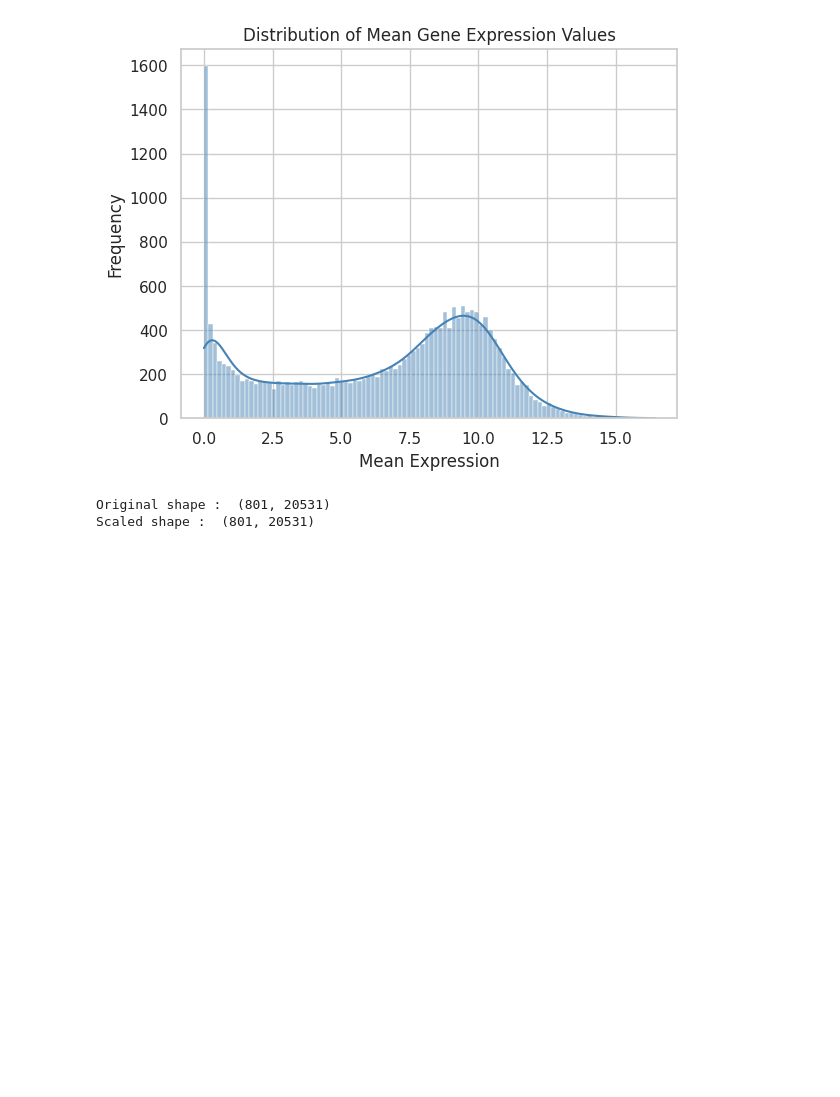
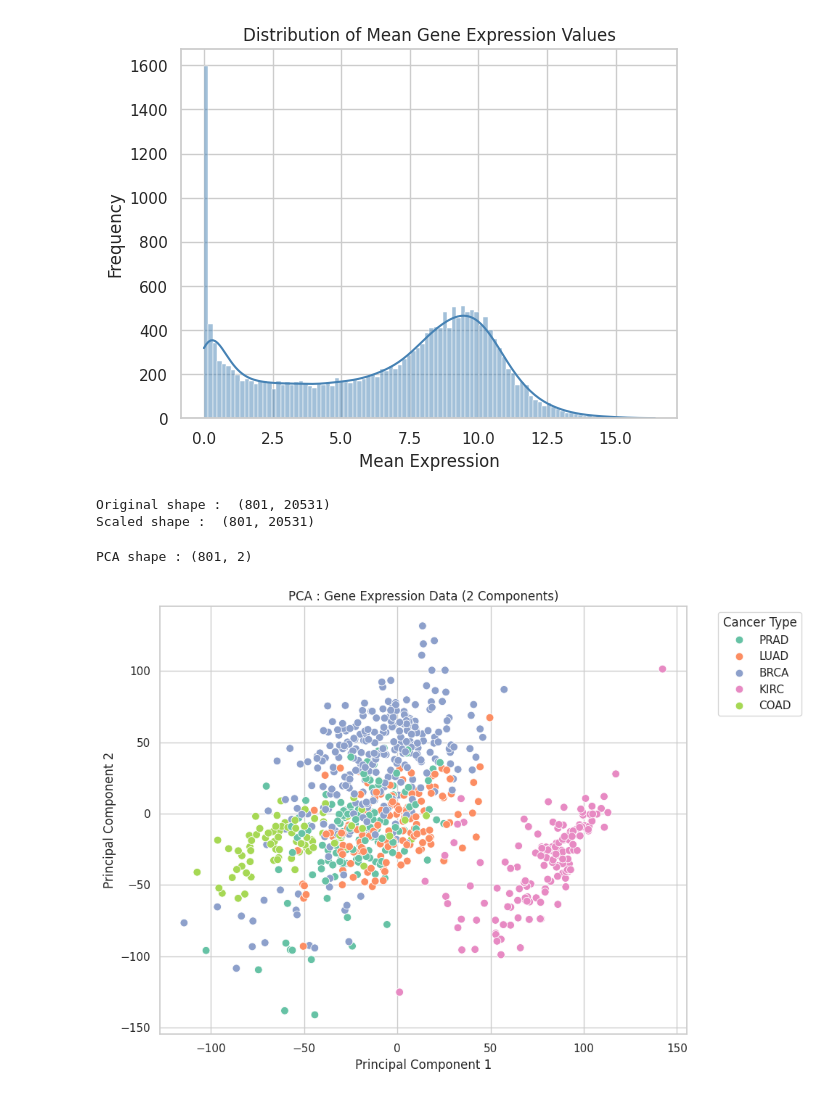
Before and after one commit to muzeyir/gene-expression-cancer-classification, a Jupyter notebook: notebooks/main.ipynb, the cells around one changed output. Cells and saved outputs as stored; diff of their text form; code cells hidden in the pictures; blank space fills up the shorter version.

Commit message:
04 - apply pca to reduce dimensionality of gene expression data and visualize with 2 components

```diff
--- a/notebooks/main.ipynb
+++ b/notebooks/main.ipynb
@@ -117,3 +117,28 @@ print('Scaled shape : ', X_scaled.shape)
 # %% [output]
 Original shape :  (801, 20531)
 Scaled shape :  (801, 20531)
+# %%
+from sklearn.decomposition import PCA
+
+pca = PCA(n_components = 2)
+X_pca = pca.fit_transform(X_scaled)
+
+print('PCA shape :', X_pca.shape)
+# %% [output]
+PCA shape : (801, 2)
+# %%
+import matplotlib.pyplot as plt
+import seaborn as sns
+
+labels = df_label['Class']
+
+plt.figure(figsize = (10,7))
+sns.scatterplot(x = X_pca[:,0], y = X_pca[:,1], hue = labels, palette = 'Set2', s = 60)
+plt.title('PCA : Gene Expression Data (2 Components)')
+plt.xlabel('Principal Component 1')
+plt.ylabel('Principal Component 2')
+plt.legend(title = 'Cancer Type', bbox_to_anchor=(1.05,1), loc = 'upper left')
+plt.tight_layout()
+plt.show()
+# %% [output]
+[figure, added]
```
